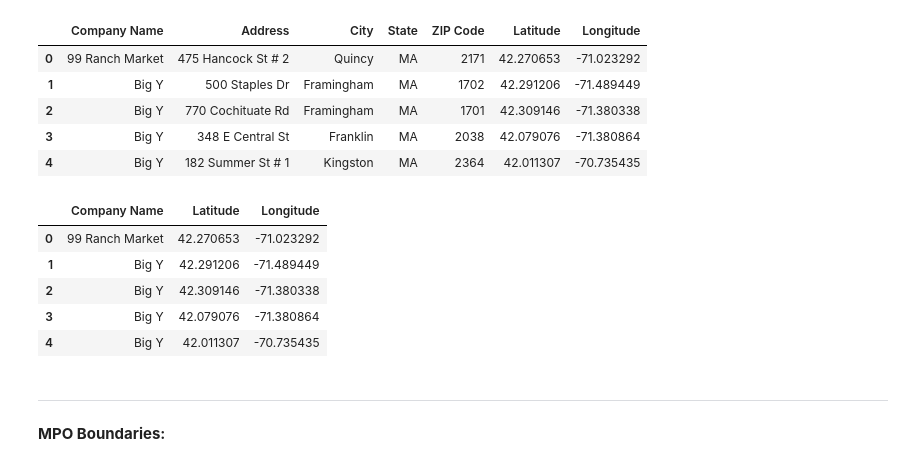
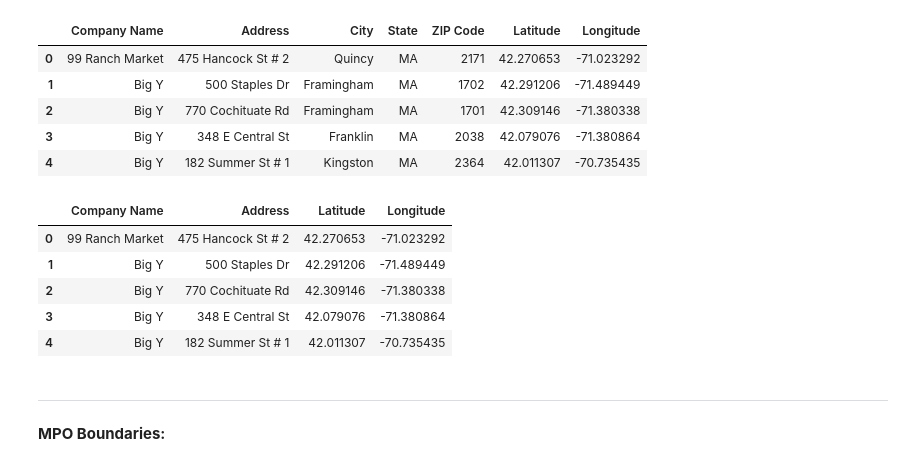
Before and after one commit to jess-wilson2020/uep239-final-project, a Jupyter notebook: uep239-final-project.ipynb, the cells around one changed output. Saved outputs shown, nothing was run; the diff lists cells and outputs as text; code cells hidden in the pictures.

```diff
--- a/uep239-final-project.ipynb
+++ b/uep239-final-project.ipynb
@@ -169,15 +168,15 @@ memory usage: 15.1+ KB
 | 4 | Big Y | 182 Summer St # 1 | Kingston | MA | 2364 | 42.011307 | -70.735435 |
 # %%
 # Subset data into only the necessary columns for analysis:
-grocery = grocery_raw[["Company Name", "Latitude", "Longitude"]]
+grocery = grocery_raw[["Company Name", "Address", "Latitude", "Longitude"]]
 grocery.head()
 # %% [output]
-|  | Company Name | Latitude | Longitude |
-| 0 | 99 Ranch Market | 42.270653 | -71.023292 |
-| 1 | Big Y | 42.291206 | -71.489449 |
-| 2 | Big Y | 42.309146 | -71.380338 |
-| 3 | Big Y | 42.079076 | -71.380864 |
-| 4 | Big Y | 42.011307 | -70.735435 |
+|  | Company Name | Address | Latitude | Longitude |
+| 0 | 99 Ranch Market | 475 Hancock St # 2 | 42.270653 | -71.023292 |
+| 1 | Big Y | 500 Staples Dr | 42.291206 | -71.489449 |
+| 2 | Big Y | 770 Cochituate Rd | 42.309146 | -71.380338 |
+| 3 | Big Y | 348 E Central St | 42.079076 | -71.380864 |
+| 4 | Big Y | 182 Summer St # 1 | 42.011307 | -70.735435 |
 # %% [markdown]
 ---
 
```
Also changed, not shown: parts of 62 cells of this notebook.
